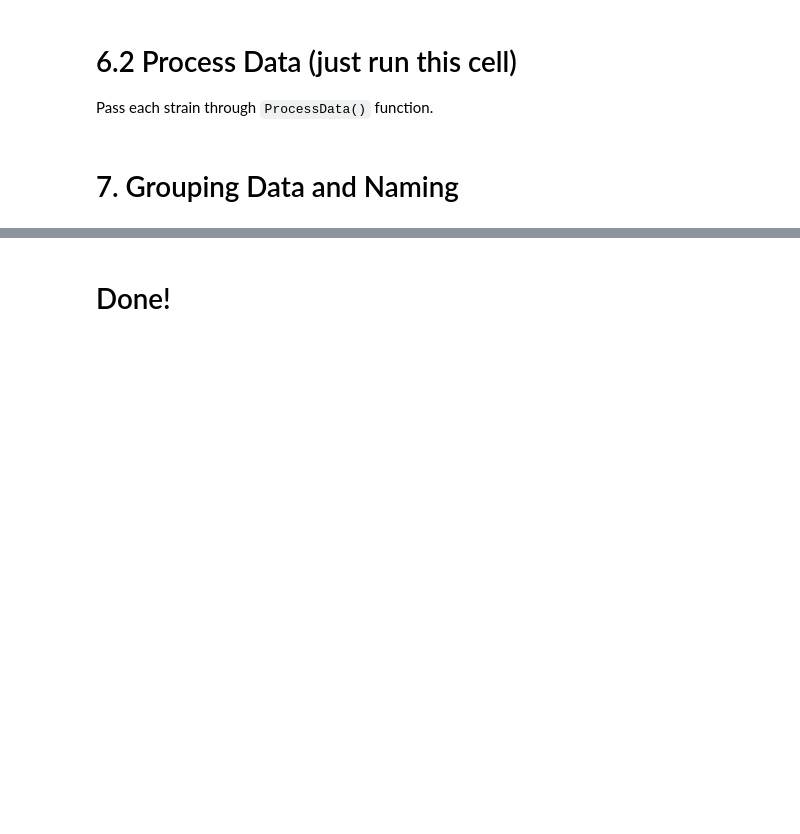
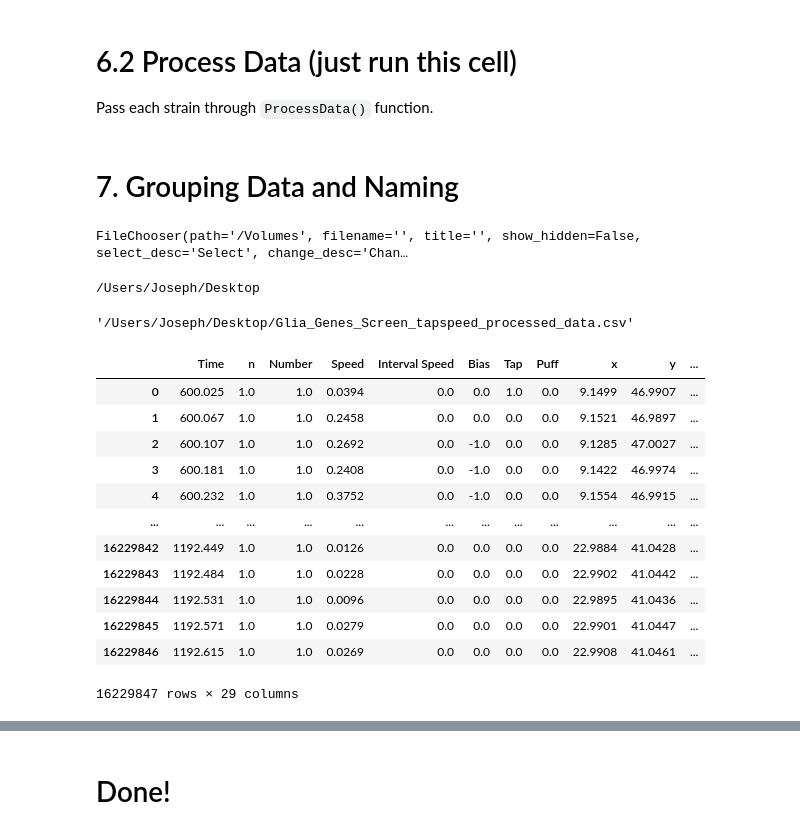
Before and after one commit to JosephLiangUBC/MWT_Dashboard, a Jupyter notebook: Data_processing/Step2.6_TapSpeed_Screen_Data_Analysis.ipynb, the cells around one changed output, grey strips where cells are left out. Saved outputs shown, nothing was run; the diff lists cells and outputs as text; code cells hidden in the pictures; blank space fills up the shorter version.

```diff
--- a/Data_processing/Step2.6_TapSpeed_Screen_Data_Analysis.ipynb
+++ b/Data_processing/Step2.6_TapSpeed_Screen_Data_Analysis.ipynb
@@ -326,0 +336,33 @@ base.to_csv(f'{folder_path}/{Screen}_processed_data.csv', index=False)
+# %%
+starting_directory = '/Volumes/'
+chooser = FileChooser(starting_directory)
+display(chooser)
+# %% [output]
+FileChooser(path='/Volumes', filename='', title='', show_hidden=False, select_desc='Select', change_desc='Chan…
+# %%
+print(chooser.selected_path)
+folder_path = chooser.selected_path
+# %% [output]
+/Users/Joseph/Desktop
+# %%
+chooser.selected
+# %% [output]
+'/Users/Joseph/Desktop/Glia_Genes_Screen_tapspeed_processed_data.csv'
+# %%
+base = pd.read_csv(chooser.selected)
+# %%
+base
+# %% [output]
+|  | Time | n | Number | Speed | Interval Speed | Bias | Tap | Puff | x | y | ... |
+| 0 | 600.025 | 1.0 | 1.0 | 0.0394 | 0.0 | 0.0 | 1.0 | 0.0 | 9.1499 | 46.9907 | ... |
+| 1 | 600.067 | 1.0 | 1.0 | 0.2458 | 0.0 | 0.0 | 0.0 | 0.0 | 9.1521 | 46.9897 | ... |
+| 2 | 600.107 | 1.0 | 1.0 | 0.2692 | 0.0 | -1.0 | 0.0 | 0.0 | 9.1285 | 47.0027 | ... |
+| 3 | 600.181 | 1.0 | 1.0 | 0.2408 | 0.0 | -1.0 | 0.0 | 0.0 | 9.1422 | 46.9974 | ... |
+| 4 | 600.232 | 1.0 | 1.0 | 0.3752 | 0.0 | -1.0 | 0.0 | 0.0 | 9.1554 | 46.9915 | ... |
+| ... | ... | ... | ... | ... | ... | ... | ... | ... | ... | ... | ... |
+| 16229842 | 1192.449 | 1.0 | 1.0 | 0.0126 | 0.0 | 0.0 | 0.0 | 0.0 | 22.9884 | 41.0428 | ... |
+| 16229843 | 1192.484 | 1.0 | 1.0 | 0.0228 | 0.0 | 0.0 | 0.0 | 0.0 | 22.9902 | 41.0442 | ... |
+| 16229844 | 1192.531 | 1.0 | 1.0 | 0.0096 | 0.0 | 0.0 | 0.0 | 0.0 | 22.9895 | 41.0436 | ... |
+| 16229845 | 1192.571 | 1.0 | 1.0 | 0.0279 | 0.0 | 0.0 | 0.0 | 0.0 | 22.9901 | 41.0447 | ... |
+| 16229846 | 1192.615 | 1.0 | 1.0 | 0.0269 | 0.0 | 0.0 | 0.0 | 0.0 | 22.9908 | 41.0461 | ... |
+16229847 rows × 29 columns
```
Also changed, not shown: parts of 4 cells of this notebook.
